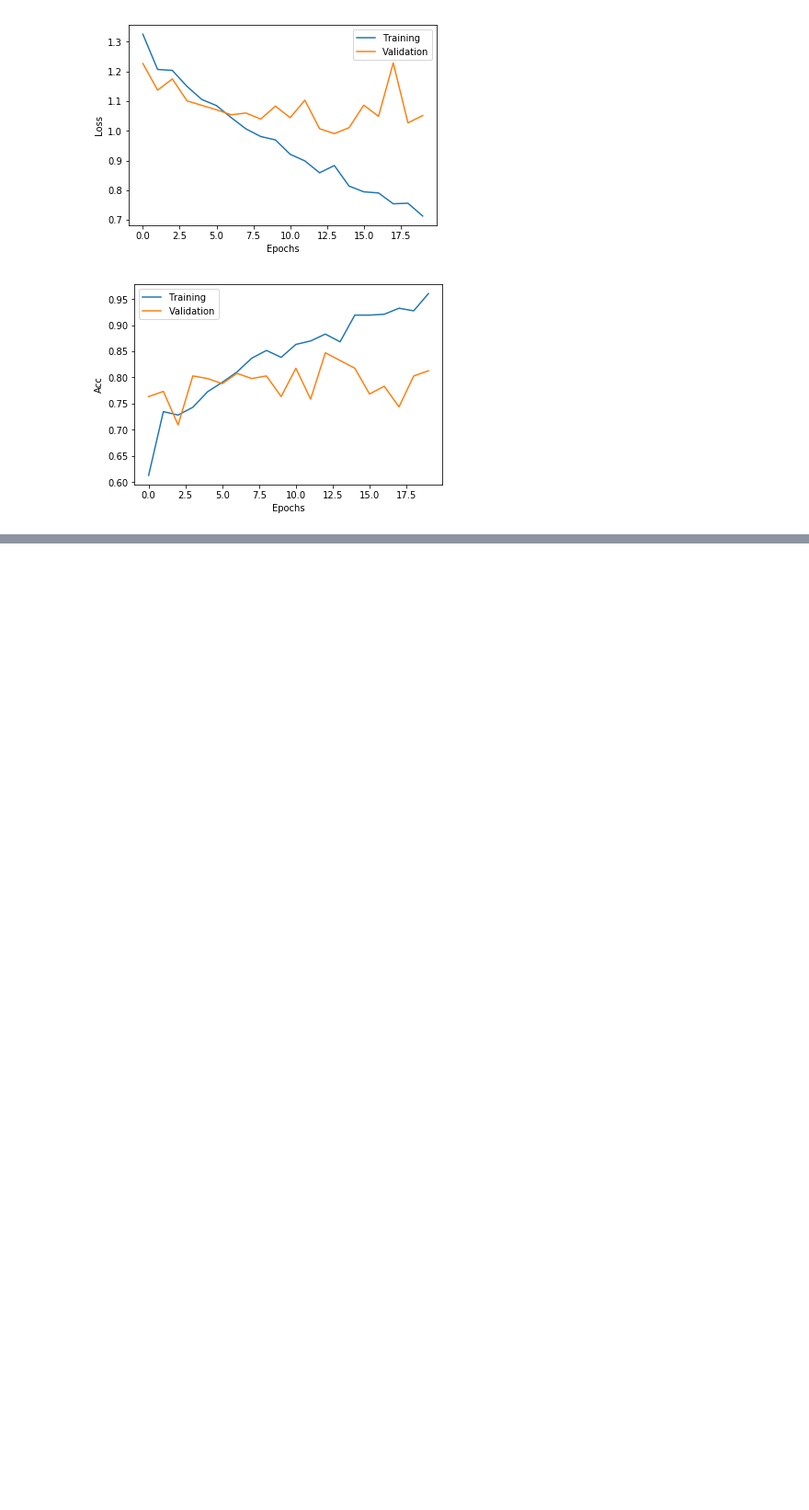
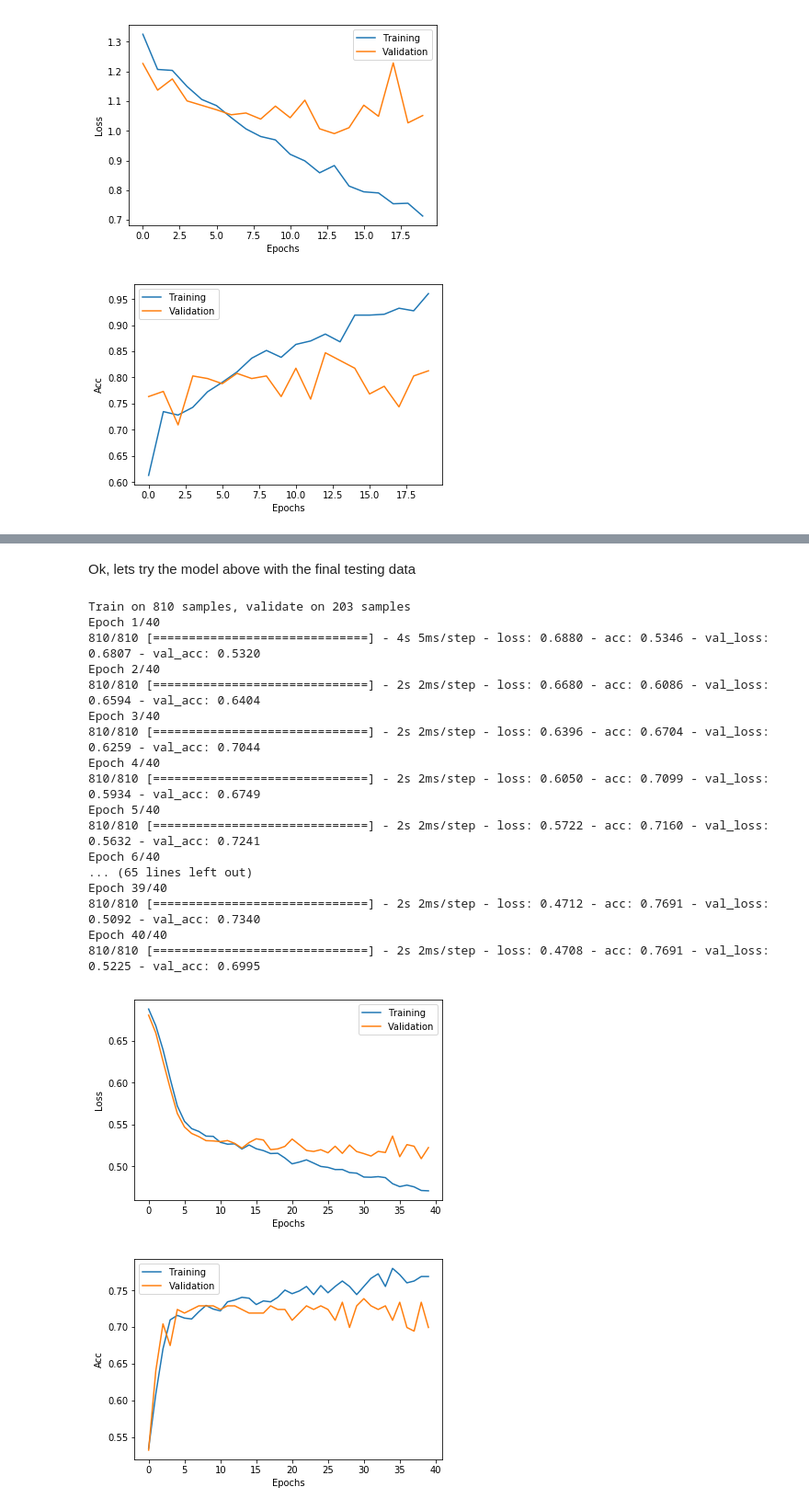
Before and after one commit to kitchell/DeepLearningTutorial_LBspectrum, a Jupyter notebook: 2D CNN with LB spectrum.ipynb, the cells around one changed output, grey strips where cells are left out. Shown at 92% size. Drawn from its saved outputs; the diff is of its cells as text; code cells hidden in the pictures; blank space fills up the shorter version.

```diff
--- a/2D CNN with LB spectrum.ipynb
+++ b/2D CNN with LB spectrum.ipynb
@@ -291,0 +410,47 @@ Removing the final MaxPooling layer helped a lot. We were able to reach a valida
+# %% [markdown]
+Ok, lets try the model above with the final testing data
+# %%
+best_model = ModelCheckpoint('/home/pestillilab/lindsey/DeepLearningTutorial_LBspectrum/bestmodel_2dcnn_2.h5', monitor='val_acc', save_best_only=True)
+
+adam = Adam(lr=.00001)
+
+model = Sequential()
+model.add(Conv2D(64, kernel_size=(3), activation='relu', input_shape=(allsubjs_alltracts_array.shape[1],allsubjs_alltracts_array.shape[2],1)))
+model.add(Conv2D(64, kernel_size=(3), activation='relu'))
+model.add(MaxPooling2D())
+model.add(Dropout(0.2))
+model.add(Conv2D(64, kernel_size=(3), activation='relu'))
+model.add(Conv2D(64, kernel_size=(3), activation='relu'))
+model.add(MaxPooling2D())
+model.add(Flatten())
+# model.add(Dense(64, activation='relu'))
+model.add(Dropout(0.2))
+model.add(Dense(1, activation='sigmoid'))
+#model.add(Activation('softmax'))
+
+model.compile(optimizer=adam, loss='binary_crossentropy', metrics=['accuracy'])
+
+history = model.fit(trainvalX, trainvalY, epochs=40, batch_size=10, validation_data=(testX, testY), callbacks=[best_model])
+
+
+plot_history(history)
+# %% [output]
+Train on 810 samples, validate on 203 samples
+Epoch 1/40
+810/810 [==============================] - 4s 5ms/step - loss: 0.6880 - acc: 0.5346 - val_loss: 0.6807 - val_acc: 0.5320
+Epoch 2/40
+810/810 [==============================] - 2s 2ms/step - loss: 0.6680 - acc: 0.6086 - val_loss: 0.6594 - val_acc: 0.6404
+Epoch 3/40
+810/810 [==============================] - 2s 2ms/step - loss: 0.6396 - acc: 0.6704 - val_loss: 0.6259 - val_acc: 0.7044
+Epoch 4/40
+810/810 [==============================] - 2s 2ms/step - loss: 0.6050 - acc: 0.7099 - val_loss: 0.5934 - val_acc: 0.6749
+Epoch 5/40
+810/810 [==============================] - 2s 2ms/step - loss: 0.5722 - acc: 0.7160 - val_loss: 0.5632 - val_acc: 0.7241
+Epoch 6/40
+... (65 lines left out)
+Epoch 39/40
+810/810 [==============================] - 2s 2ms/step - loss: 0.4712 - acc: 0.7691 - val_loss: 0.5092 - val_acc: 0.7340
+Epoch 40/40
+810/810 [==============================] - 2s 2ms/step - loss: 0.4708 - acc: 0.7691 - val_loss: 0.5225 - val_acc: 0.6995
+[figure, added]
+[figure, added]
```
Also changed, not shown: parts of 20 cells of this notebook, 1 other file.
